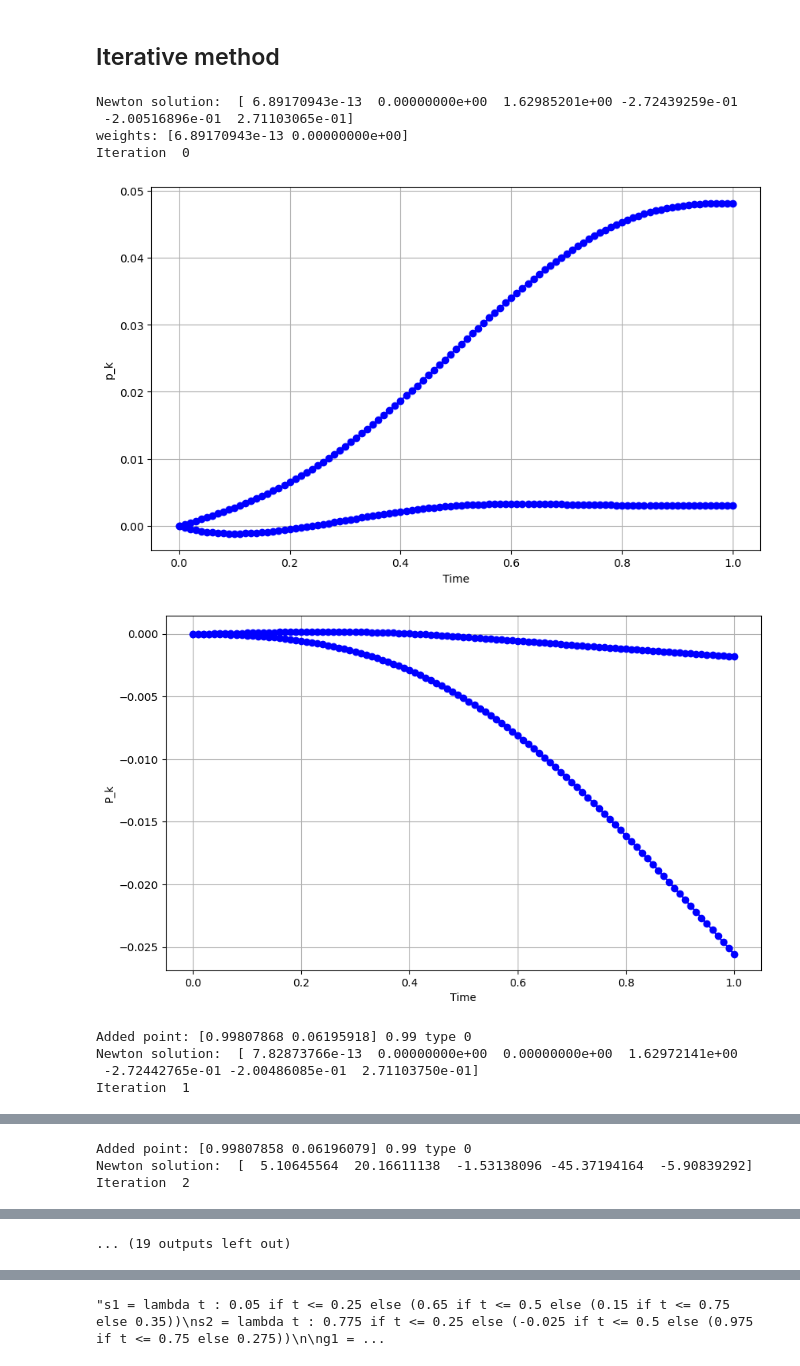
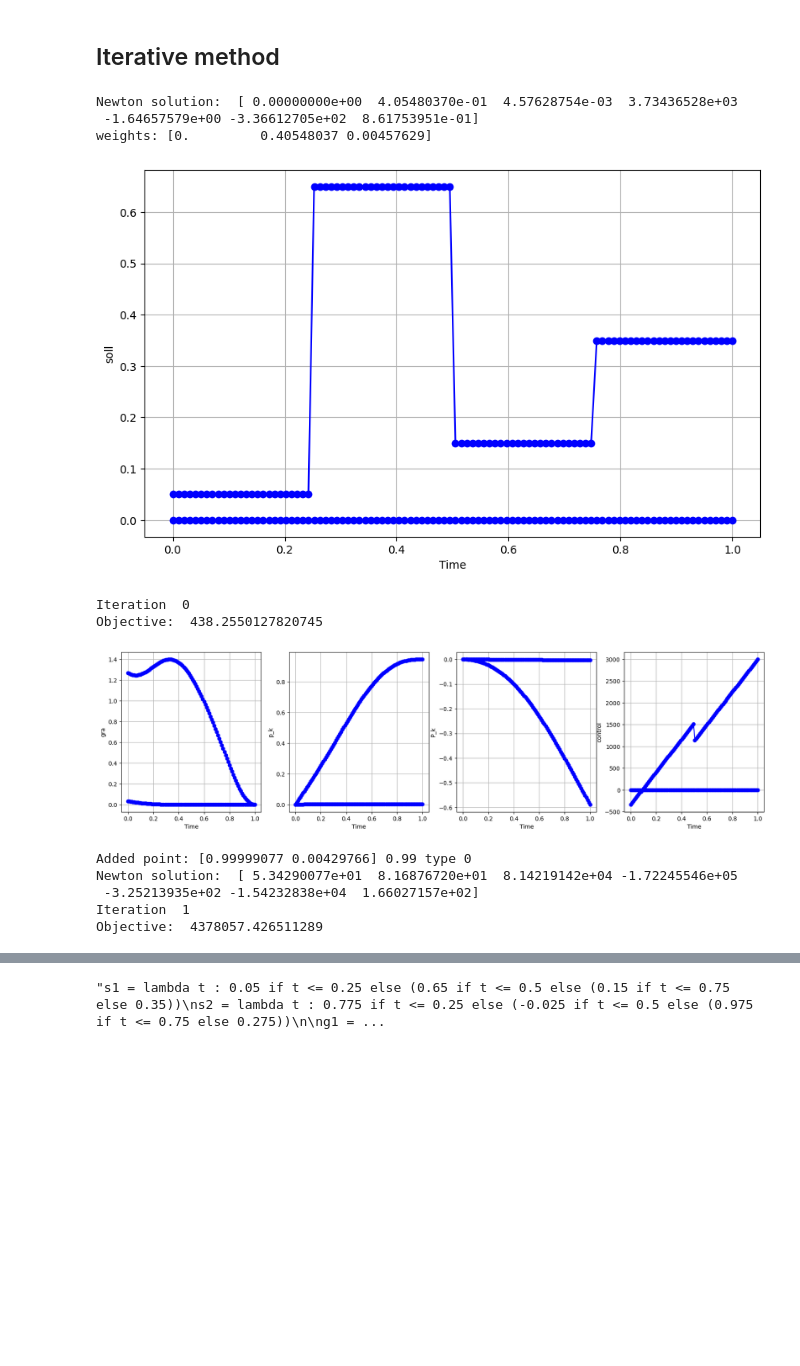
Before and after one commit to hoeftint/TGV-regulairzed-wave-equation, a Jupyter notebook: python/numerical_example.ipynb, the cells around one changed output, grey strips where cells are left out. Saved outputs shown, nothing was run; the diff lists cells and outputs as text; code cells hidden in the pictures; blank space fills up the shorter version.

Commit message:
Changes in particular in pde solver

```diff
--- a/python/numerical_example.ipynb
+++ b/python/numerical_example.ipynb
@@ -52,8 +53,22 @@ params = Parameters()
 ## Calculate noisy observation $y_d$
 # %%
 s1 = lambda t : 0.05 if t <= 0.25 else (0.65 if t <= 0.5 else (0.15 if t <= 0.75 else 0.35))
-s2 = lambda t : 0.775 if t <= 0.25 else (-0.025 if t <= 0.5 else (0.975 if t <= 0.75 else 0.275))
+s2 = lambda t : 0#0.775 if t <= 0.25 else (-0.025 if t <= 0.5 else (0.975 if t <= 0.75 else 0.275))
+'''
+active_set = []
+new_point = ExtremalPoint(np.array([1, 0]), 0.25, type=0, params=params, idx=int(0.25/params.dt))
+active_set.append(new_point)
+new_point = ExtremalPoint(np.array([-1, 0]), 0.5, type=0, params=params, idx=int(0.5/params.dt))
+active_set.append(new_point)
+new_point = ExtremalPoint(np.array([1, 0]), 0.75, type=0, params=params, idx=int(0.75/params.dt))
+active_set.append(new_point)
 
+weights = np.ones(len(active_set)) * params.alpha
+slope = np.zeros((params.d,))
+y_shift = np.zeros((params.d,))
+s1 = lambda t: buildIterationFunction(t, active_set, weights, slope, y_shift, params)[0]
+s2 = lambda t: buildIterationFunction(t, active_set, weights, slope, y_shift, params)[1]
+'''
 g1 = getSourceTerm(params.x1, params)
 g2 = getSourceTerm(params.x2, params)
 
@@ -83,66 +98,92 @@ timeDependentVariableToGif(solveAdjointEquation(yd, params), 'output/adjoint.gif
 ## Iterative method
 # %%
 active_set = []
-max_iteration = 10
-new_point = ExtremalPoint(np.array([1.0, 0]), 0.5, type=0, params=params, idx=int(0.5/params.dt))
+
+new_point = ExtremalPoint(np.array([1, 0]), 0.25, type=0, params=params, idx=int(0.25/params.dt))
 active_set.append(new_point)
-new_point = ExtremalPoint(np.array([1.0, 0]), 0.2, type=1, params=params, idx=int(0.2/params.dt))
+new_point = ExtremalPoint(np.array([-1, 0]), 0.5, type=0, params=params, idx=int(0.5/params.dt))
 active_set.append(new_point)
+new_point = ExtremalPoint(np.array([1, 0]), 0.75, type=0, params=params, idx=int(0.75/params.dt))
+active_set.append(new_point)
+#new_point = ExtremalPoint(np.array([1.0, 0]), 0.2, type=1, params=params, idx=int(0.2/params.dt))
+#active_set.append(new_point)
 
 hesseMatrix = HesseMatrix(active_set, params)
-weights = np.ones(len(active_set))
+weights = np.zeros(len(active_set))
 slope = np.zeros((params.d,))
 y_shift = np.zeros((params.d,))
 params.newton_c = 3
+timepoints = np.linspace(0, params.T, int(params.T / params.dt))
 #print('Hesse: ', hesseMatrix.matrix)
 #print('cond: ', np.linalg.cond(hesseMatrix.matrix))
 weights, slope, y_shift = computeSemiNewtonStep(weights, slope, y_shift, active_set, hesseMatrix, params)
 print('weights:', weights)
+active_set, weights = pruneActiveSet(active_set, weights)
 u_k = lambda t: buildIterationFunction(t, active_set, weights, slope, y_shift, params)
 #plot_function(u_k, params.T, params.dt)
+array = np.ndarray((len(timepoints), 2))
+array[:, 0] = np.array([s1(t) for t in timepoints])
+array[:, 1] = np.array([s2(t) for t in timepoints])
+plot_array(array, params.T, label='soll')
+max_iteration = 10
 for k in range(max_iteration):
 	print('Iteration ', k)
+	x = np.concatenate((weights, slope, y_shift))
+	print('Objective: ', computeObjective(x, active_set, hesseMatrix.standard_states, params))
+
 	u_k = lambda t: buildIterationFunction(t, active_set, weights, slope, y_shift, params)
 
 	# Calculate dual variables
 	gradIn_u_k = calculateDiscreteGradient(u_k, yd, params)
 	p = integrateVectorFunction(gradIn_u_k, params)
 	P = -integrateVectorFunction(p, params)
-	plot_array(gradIn_u_k, params.T, label='gra')
-	plot_array(p, params.T, label='p_k')
-	plot_array(P, params.T, label='P_k')
+	fig, (ax1, ax2, ax3, ax4) = mpl.pyplot.subplots(1, 4, figsize=(20, 5))
+	plot_array(gradIn_u_k, params.T, label='gra', ax=ax1)
+	plot_array(p, params.T, label='p_k', ax=ax2)
+	plot_array(P, params.T, label='P_k', ax=ax3)
+
+	plot_array(np.array([u_k(t) for t in timepoints]), params.T, label='control', ax=ax4)
+	mpl.pyplot.show()
 	idx_xS = getIdxMax(p, active_set, type=0)
 	idx_xK = getIdxMax(P, active_set, type=1)
 
 	p_max = np.linalg.norm(p[idx_xS])
 	P_max = np.linalg.norm(P[idx_xK])
 	if (max(p_max / params.alpha, P_max / params.beta) <= 1):
 	    break
 	# Add new extremal point to the active set
 	if (p_max / params.alpha > P_max / params.beta):
 		new_point = ExtremalPoint(p[idx_xS] / p_max, idx_xS * params.dt, type=0, params=params, idx=idx_xS)
 	else:
 		new_point = ExtremalPoint(P[idx_xK] / P_max, idx_xK * params.dt, type=1, params=params, idx=idx_xK)
 	active_set.append(new_point)
 	hesseMatrix.update(active_set)
 	print('Added point:', new_point.sigma, new_point.x_0, 'type', new_point.type)
 	#print(hesseMatrix.matrix)
 	weights_temp = np.ones(len(active_set))
 	weights_temp[:-1] = weights
 	weights, slope, y_shift = computeSemiNewtonStep(weights_temp, slope, y_shift, active_set, hesseMatrix, params)
 	# Prune extremal points which are not used
 	active_set, weights = pruneActiveSet(active_set, weights)
 
 
 print('Procedure stopped after ', k + 1, ' iterations')
+g1 = getSourceTerm(params.x1, params)
+g2 = getSourceTerm(params.x2, params)
+s1 = lambda t: u_k(t)[0]
+s2 = lambda t: u_k(t)[1]
+control = buildControlFunction([g1, g2], [s1, s2], params)
+timeDependentVariableToGif(solveStateEquation(control, params), 'output/reconstruction.gif')
 # %% [output]
-Newton solution:  [ 6.89170943e-13  0.00000000e+00  1.62985201e+00 -2.72439259e-01
- -2.00516896e-01  2.71103065e-01]
-weights: [6.89170943e-13 0.00000000e+00]
-Iteration  0
+Newton solution:  [ 0.00000000e+00  4.05480370e-01  4.57628754e-03  3.73436528e+03
+ -1.64657579e+00 -3.36612705e+02  8.61753951e-01]
+weights: [0.         0.40548037 0.00457629]
-[figure, old version]
+[figure, new version]
+Iteration  0
+Objective:  438.2550127820745
-[figure, old version]
+[figure, new version]
-Added point: [0.99807868 0.06195918] 0.99 type 0
-Newton solution:  [ 7.82873766e-13  0.00000000e+00  0.00000000e+00  1.62972141e+00
- -2.72442765e-01 -2.00486085e-01  2.71103750e-01]
-Iteration  1
+Added point: [0.99999077 0.00429766] 0.99 type 0
+Newton solution:  [ 5.34290077e+01  8.16876720e+01  8.14219142e+04 -1.72245546e+05
+ -3.25213935e+02 -1.54232838e+04  1.66027157e+02]
+Iteration  1
+Objective:  4378057.426511289
@@ -151,3 +196,0 @@ Iteration  1
-Added point: [0.99807858 0.06196079] 0.99 type 0
-Newton solution:  [  5.10645564  20.16611138  -1.53138096 -45.37194164  -5.90839292]
-Iteration  2
@@ -162 +208,0 @@ Iteration  3
-... (19 outputs left out)
```
Also changed, not shown: parts of 5 cells of this notebook, 8 other files.
